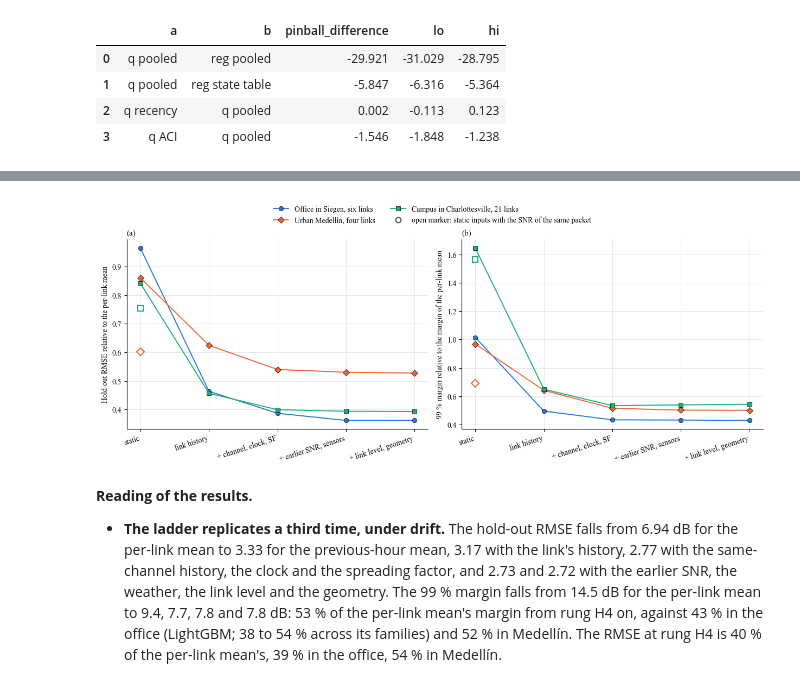
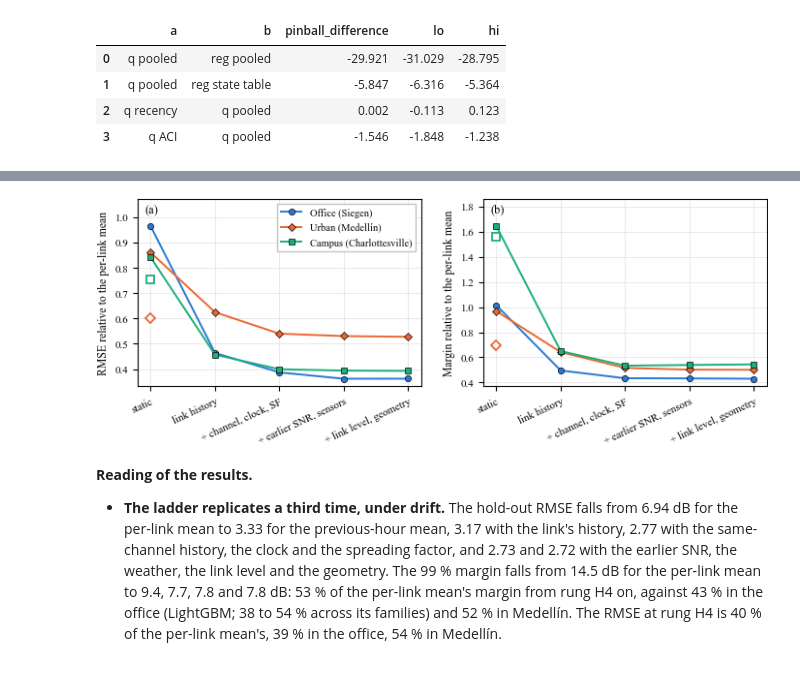
Before and after one commit to nahshonmokua/LoRaWAN-IndoorPathLossModeling-ML, a Jupyter notebook: 22_UVA_Ladder.ipynb, the cells around one changed output, grey strips where cells are left out. Saved outputs shown, nothing was run; the diff lists cells and outputs as text; code cells hidden in the pictures.

```diff
--- a/22_UVA_Ladder.ipynb
+++ b/22_UVA_Ladder.ipynb
@@ -337,42 +337,42 @@ display(unseen.round(3))
 |  | 09B | 10597 | 2.344 | -0.090 | 2.332 | 7.805 | ... |
 |  | 10C | 5185 | 1.804 | 0.050 | NaN | 8.067 | ... |
 # %%
-# Figure: the ladder on the three datasets, relative to the per-link mean (its RMSE and its 99 % margin), with the leaky variants
+# Figure: the ladder on the three datasets relative to the per-link mean (its RMSE and its 99 % margin); open markers: the static inputs with the SNR of the same packet.
+# Read from the result files of notebooks 13, 16, 20 and this notebook.
+import paper_figures as pf
+pf.use()
 siegen = pd.read_csv("CV_Results/information_by_family.csv", index_col=[0, 1]).loc["LGBM"]
 mean_siegen = pd.read_csv("CV_Results/history_benchmark.csv", index_col=[0, 1]).loc[("link mean", "-")]
 medellin = pd.read_csv("CV_Results/medellin_ladder.csv", index_col=0)
+campus = pd.read_csv("CV_Results/uva_ladder.csv", index_col=0)
 labels = ["static", "link history", "+ channel, clock, SF", "+ earlier SNR, sensors", "+ link level, geometry"]
 names = ["static inputs", "rung H1", "rung H4", "rung H6", "rung H7"]
-curves = {"Office in Siegen, six links": ([siegen.loc[r, "hold-out RMSE"] / mean_siegen["hold-out RMSE"] for r in ("static", "H1", "H4", "H6", "H7")],
-                                          [siegen.loc[r, "margin 0.99"] / mean_siegen["margin 0.99"] for r in ("static", "H1", "H4", "H6", "H7")], None, "#2a78d6", "o"),
-          "Urban Medellín, four links": ([medellin.loc[n, "hold-out RMSE"] / medellin.loc["per-link mean", "hold-out RMSE"] for n in names],
-                                         [medellin.loc[n, "99 % shift dB"] / medellin.loc["per-link mean", "99 % shift dB"] for n in names], medellin, "#eb6834", "D"),
-          f"Campus in Charlottesville, {len(np.unique(link[te]))} links": ([ladder.loc[n, "hold-out RMSE"] / ladder.loc["per-link mean", "hold-out RMSE"] for n in names],
-                                                  [ladder.loc[n, "99 % shift dB"] / ladder.loc["per-link mean", "99 % shift dB"] for n in names], ladder, "#1baf7a", "s")}
-plt.rcParams.update({"font.family": "serif", "font.serif": ["Times New Roman", "DejaVu Serif"], "font.size": 10})
-fig, ax = plt.subplots(1, 2, figsize=(12.5, 4.6))
+curves = {"Office (Siegen)": ([siegen.loc[r, "hold-out RMSE"] / mean_siegen["hold-out RMSE"] for r in ("static", "H1", "H4", "H6", "H7")],
+                              [siegen.loc[r, "margin 0.99"] / mean_siegen["margin 0.99"] for r in ("static", "H1", "H4", "H6", "H7")], None, "#2a78d6", "o"),
+          "Urban (Medellín)": ([medellin.loc[n, "hold-out RMSE"] / medellin.loc["per-link mean", "hold-out RMSE"] for n in names],
+                               [medellin.loc[n, "99 % shift dB"] / medellin.loc["per-link mean", "99 % shift dB"] for n in names], medellin, "#eb6834", "D"),
+          "Campus (Charlottesville)": ([campus.loc[n, "hold-out RMSE"] / campus.loc["per-link mean", "hold-out RMSE"] for n in names],
+                                       [campus.loc[n, "99 % shift dB"] / campus.loc["per-link mean", "99 % shift dB"] for n in names], campus, "#1baf7a", "s")}
+fig, ax = plt.subplots(1, 2, figsize=(pf.PAGE, 2.8))
 for name, (r_, m_, table, color, marker) in curves.items():
-    ax[0].plot(range(5), r_, marker=marker, ls="-", color=color, ms=6, mec="black", mew=0.5, lw=1.4, label=name)
-    ax[1].plot(range(5), m_, marker=marker, ls="-", color=color, ms=6, mec="black", mew=0.5, lw=1.4)
-    if table is not None:                                       # the static inputs with the SNR of the same packet, the leaky variant
+    ax[0].plot(range(5), r_, marker=marker, color=color, mec="black", label=name)
+    ax[1].plot(range(5), m_, marker=marker, color=color, mec="black")
+    if table is not None:
         leaky = table.loc["static inputs + SNR of the same packet"]
-        ax[0].plot([0], [leaky["hold-out RMSE"] / table.loc["per-link mean", "hold-out RMSE"]], marker=marker, ls="none", color="white", ms=7, mec=color, mew=1.5)
-        ax[1].plot([0], [leaky["99 % shift dB"] / table.loc["per-link mean", "99 % shift dB"]], marker=marker, ls="none", color="white", ms=7, mec=color, mew=1.5)
-ax[0].plot([], [], marker="o", ls="none", color="white", mec="0.3", mew=1.5, ms=7, label="open marker: static inputs with the SNR of the same packet")
-for a_, ylab, tag in ((ax[0], "Hold-out RMSE relative to the per-link mean", "(a)"), (ax[1], "99 % margin relative to the margin of the per-link mean", "(b)")):
-    a_.set_xticks(range(5), labels, rotation=18, ha="right")
+        ax[0].plot([0], [leaky["hold-out RMSE"] / table.loc["per-link mean", "hold-out RMSE"]], marker=marker, ls="none", color="white", ms=5.5, mec=color, mew=1.3)
+        ax[1].plot([0], [leaky["99 % shift dB"] / table.loc["per-link mean", "99 % shift dB"]], marker=marker, ls="none", color="white", ms=5.5, mec=color, mew=1.3)
+for a_, ylab, tag in ((ax[0], "RMSE relative to the per-link mean", "a"), (ax[1], "Margin relative to the per-link mean", "b")):
+    a_.set_xticks(range(5), labels, rotation=25, ha="right", rotation_mode="anchor")
     a_.set_ylabel(ylab)
-    a_.set_title(tag, loc="left", fontsize=11)
-    a_.grid(color="0.88", lw=0.6)
-    a_.set_axisbelow(True)
-    for sp in ("top", "right"):
-        a_.spines[sp].set_visible(False)
-fig.legend(*ax[0].get_legend_handles_labels(), loc="upper center", ncol=2, frameon=False, bbox_to_anchor=(0.5, 1.09))
-fig.tight_layout()
-fig.savefig("Figures/ladder_three_datasets.png", dpi=300, bbox_inches="tight")
+    lo, hi = a_.get_ylim()
+    a_.set_ylim(lo, hi + 0.12 * (hi - lo))                           # room for the panel label
+    pf.panel(a_, tag)
+pf.inside_legend(ax[0], loc="upper right")
+fig.tight_layout(w_pad=2.0)
+fig.savefig("Figures/ladder_three_datasets.png")
 plt.show()
 # %% [output]
-[figure, old version]
+[figure, new version]
 # %% [markdown]
 **Reading of the results.**
 
```
Also changed, not shown: 1 other file.
